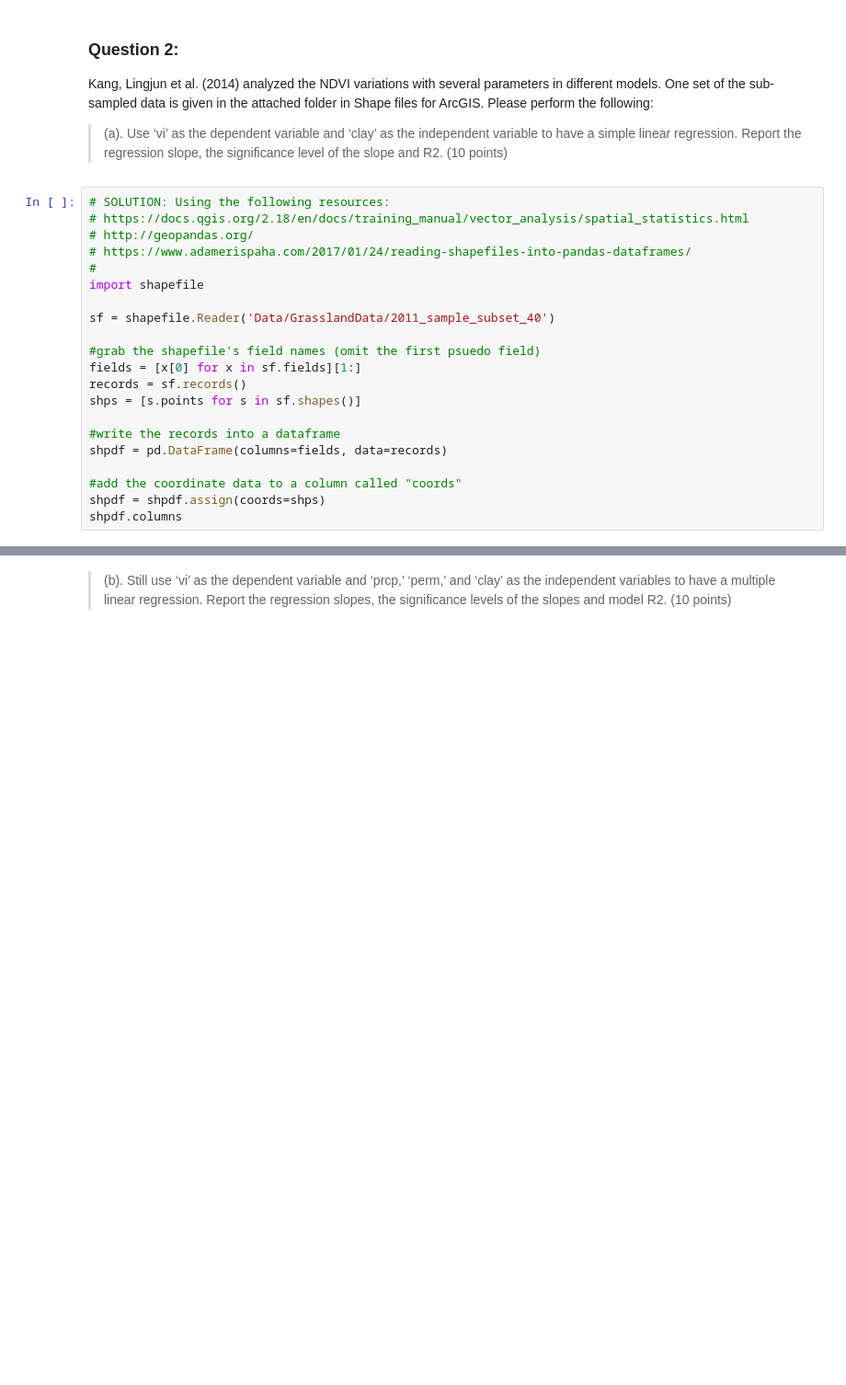
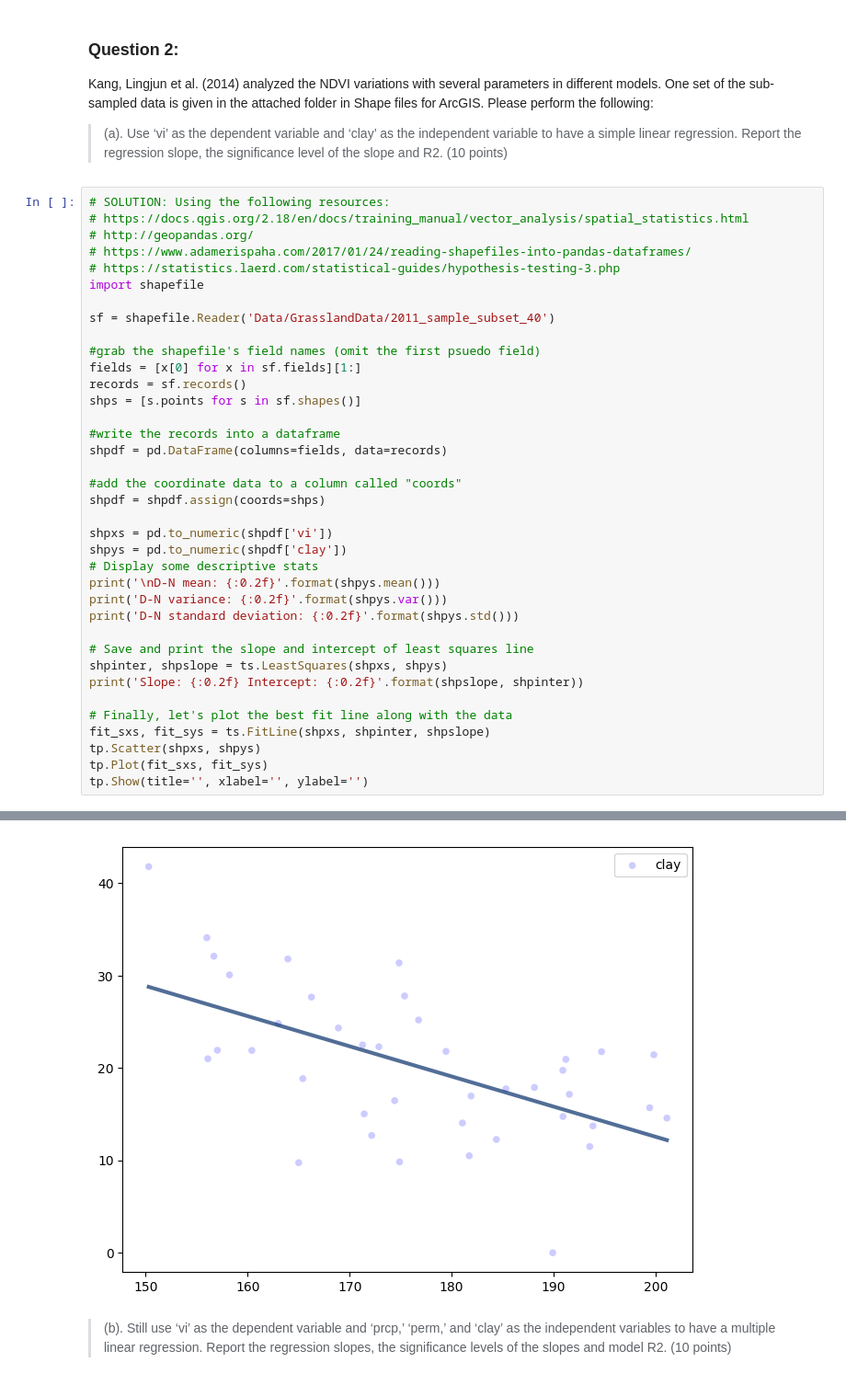
Before and after one commit to jelkner/ggs560, a Jupyter notebook: GGS560 Homework 8.ipynb, the cells around one changed output, grey strips where cells are left out. Shown: that part at 92% size. Cells and saved outputs as stored; diff of their text form; blank space fills up the shorter version.

```diff
--- a/GGS560 Homework 8.ipynb
+++ b/GGS560 Homework 8.ipynb
@@ -94,7 +94,7 @@ Kang, Lingjun et al. (2014) analyzed the NDVI variations with several parameters
 # https://docs.qgis.org/2.18/en/docs/training_manual/vector_analysis/spatial_statistics.html
 # http://geopandas.org/
 # https://www.adamerispaha.com/2017/01/24/reading-shapefiles-into-pandas-dataframes/
-#
+# https://statistics.laerd.com/statistical-guides/hypothesis-testing-3.php
 import shapefile
 
 sf = shapefile.Reader('Data/GrasslandData/2011_sample_subset_40')
@@ -109,5 +109,21 @@ shpdf = pd.DataFrame(columns=fields, data=records)
 
 #add the coordinate data to a column called "coords"
 shpdf = shpdf.assign(coords=shps)
-shpdf.columns
+
+shpxs = pd.to_numeric(shpdf['vi'])
+shpys = pd.to_numeric(shpdf['clay'])
+# Display some descriptive stats
+print('\nD-N mean: {:0.2f}'.format(shpys.mean()))
+print('D-N variance: {:0.2f}'.format(shpys.var()))
+print('D-N standard deviation: {:0.2f}'.format(shpys.std()))
+
+# Save and print the slope and intercept of least squares line
+shpinter, shpslope = ts.LeastSquares(shpxs, shpys)
+print('Slope: {:0.2f} Intercept: {:0.2f}'.format(shpslope, shpinter))
+
+# Finally, let's plot the best fit line along with the data
+fit_sxs, fit_sys = ts.FitLine(shpxs, shpinter, shpslope)
+tp.Scatter(shpxs, shpys)
+tp.Plot(fit_sxs, fit_sys)
+tp.Show(title='', xlabel='', ylabel='')
 # %% [output]
@@ -117,2 +134,3 @@ Index(['name', 'vi', 'prcp', 'slope', 'perm', 'thick', 'awc', 'clay', 'll',
+[figure, added]
 # %% [markdown]
 > (b). Still use ‘vi’ as the dependent variable and ‘prcp,’ ‘perm,’ and ‘clay’ as the independent variables to have a multiple linear regression. Report the regression slopes, the significance levels of the slopes and model R2. (10 points)
```
Also changed, not shown: parts of 2 cells of this notebook.
